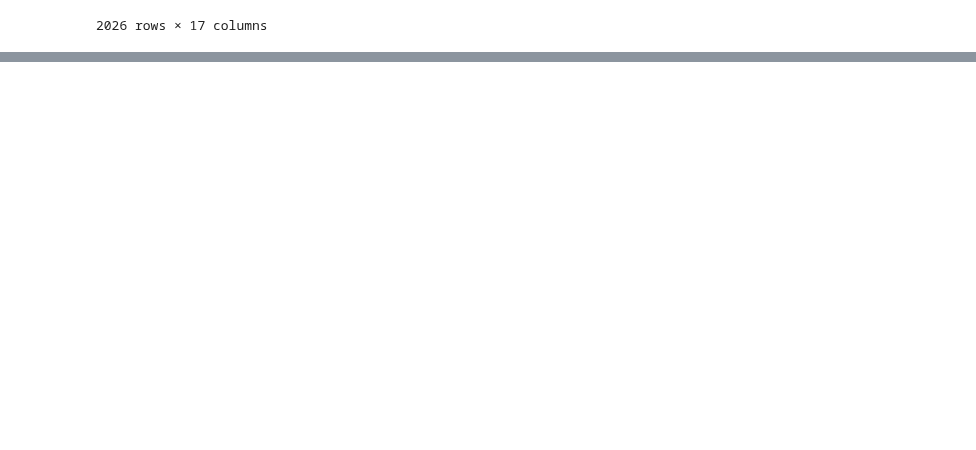
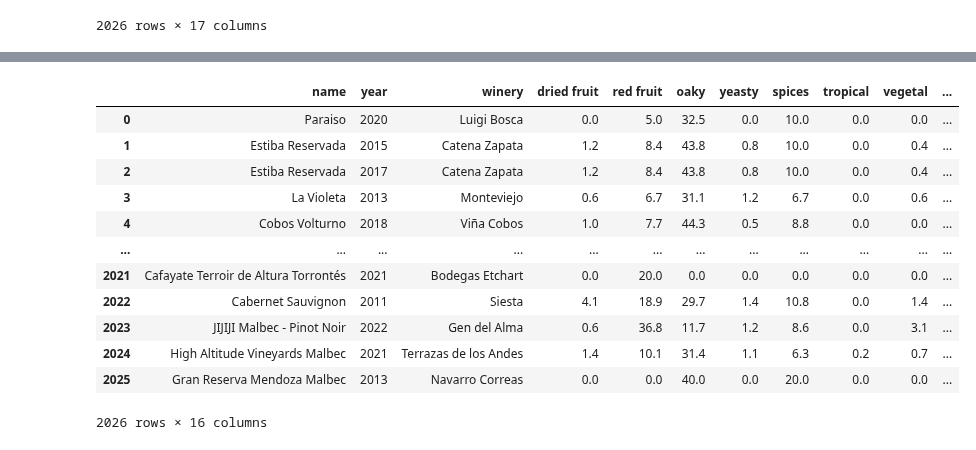
Before and after one commit to Tino27Gut/WineRecommendation, a Jupyter notebook: notebooks/eda_etl_draft.ipynb, the cells around one changed output, grey strips where cells are left out. Drawn from its saved outputs; the diff is of its cells as text; code cells hidden in the pictures; blank space fills up the shorter version.

```diff
--- a/notebooks/eda_etl_draft.ipynb
+++ b/notebooks/eda_etl_draft.ipynb
@@ -121,0 +180,44 @@ print(unique_words)  # Lista sin repetidos
+# %%
+# Reescribi el codigo anterior pero dando un valor a cada nota de cero a 100 (fijate cual te gusta más)
+def extract_unique_words(df):
+    unique_words = set()
+    for entry in df['notes'].dropna():
+        try:
+            notes_dict = ast.literal_eval(entry)
+            unique_words.update(notes_dict.keys())
+        except (SyntaxError, ValueError):
+            continue
+    return list(unique_words)
+
+def create_normalized_notes_df(df):
+    unique_words = extract_unique_words(df)
+
+
+    new_df = df[['name', 'year', 'winery']].copy()
+    for word in unique_words:
+        new_df[word] = df['notes'].apply(
+            lambda x: ast.literal_eval(x).get(word, 0) if pd.notna(x) else 0
+        )
+
+    note_cols = unique_words
+    note_sums = new_df[note_cols].sum(axis=1)
+
+    new_df[note_cols] = (new_df[note_cols].div(note_sums, axis=0) * 100).fillna(0).round(1)
+    return new_df
+wines_notes_normalized_df = create_normalized_notes_df(wines_df)
+
+wines_notes_normalized_df
+# %% [output]
+|  | name | year | winery | dried fruit | red fruit | oaky | yeasty | spices | tropical | vegetal | ... |
+| 0 | Paraiso | 2020 | Luigi Bosca | 0.0 | 5.0 | 32.5 | 0.0 | 10.0 | 0.0 | 0.0 | ... |
+| 1 | Estiba Reservada | 2015 | Catena Zapata | 1.2 | 8.4 | 43.8 | 0.8 | 10.0 | 0.0 | 0.4 | ... |
+| 2 | Estiba Reservada | 2017 | Catena Zapata | 1.2 | 8.4 | 43.8 | 0.8 | 10.0 | 0.0 | 0.4 | ... |
+| 3 | La Violeta | 2013 | Monteviejo | 0.6 | 6.7 | 31.1 | 1.2 | 6.7 | 0.0 | 0.6 | ... |
+| 4 | Cobos Volturno | 2018 | Viña Cobos | 1.0 | 7.7 | 44.3 | 0.5 | 8.8 | 0.0 | 0.0 | ... |
+| ... | ... | ... | ... | ... | ... | ... | ... | ... | ... | ... | ... |
+| 2021 | Cafayate Terroir de Altura Torrontés | 2021 | Bodegas Etchart | 0.0 | 20.0 | 0.0 | 0.0 | 0.0 | 0.0 | 0.0 | ... |
+| 2022 | Cabernet Sauvignon | 2011 | Siesta | 4.1 | 18.9 | 29.7 | 1.4 | 10.8 | 0.0 | 1.4 | ... |
+| 2023 | JIJIJI Malbec - Pinot Noir | 2022 | Gen del Alma | 0.6 | 36.8 | 11.7 | 1.2 | 8.6 | 0.0 | 3.1 | ... |
+| 2024 | High Altitude Vineyards Malbec | 2021 | Terrazas de los Andes | 1.4 | 10.1 | 31.4 | 1.1 | 6.3 | 0.2 | 0.7 | ... |
+| 2025 | Gran Reserva Mendoza Malbec | 2013 | Navarro Correas | 0.0 | 0.0 | 40.0 | 0.0 | 20.0 | 0.0 | 0.0 | ... |
+2026 rows × 16 columns
```
Also changed, not shown: parts of 6 cells of this notebook.
